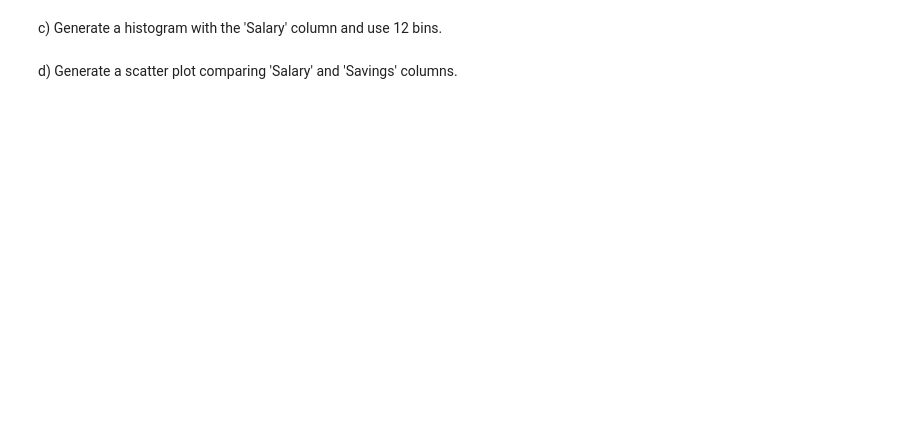
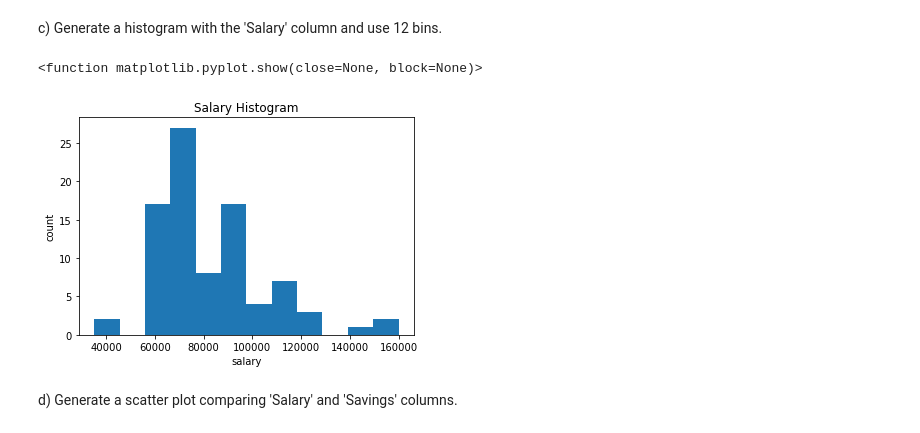
Before and after one commit to chebwa/Assignment9, a Jupyter notebook: Assignment1.ipynb, the cells around one changed output. Cells and saved outputs as stored; diff of their text form; code cells hidden in the pictures; blank space fills up the shorter version.

```diff
--- a/Assignment1.ipynb
+++ b/Assignment1.ipynb
@@ -104,2 +227,12 @@ c) Generate a histogram with the 'Salary' column and use 12 bins.
+# %%
+#c) (1)
+plt.hist(alumni["Salary"], bins = 12)
+plt.xlabel("salary")
+plt.ylabel("count")
+plt.title("Salary Histogram")
+plt.show
+# %% [output]
+<function matplotlib.pyplot.show(close=None, block=None)>
+[figure, added]
 # %% [markdown]
 d) Generate a scatter plot comparing 'Salary' and 'Savings' columns.
```
Also changed, not shown: parts of 30 cells of this notebook.
